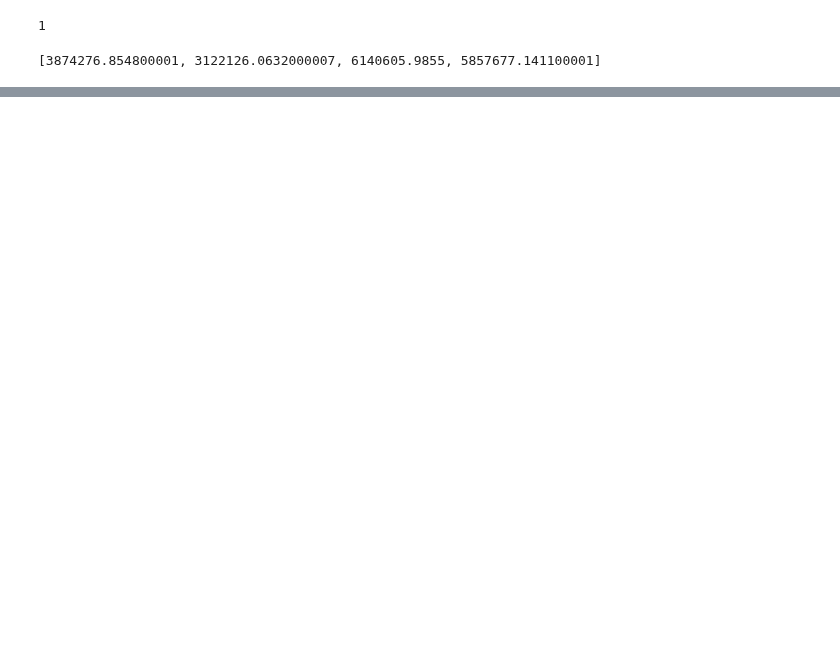
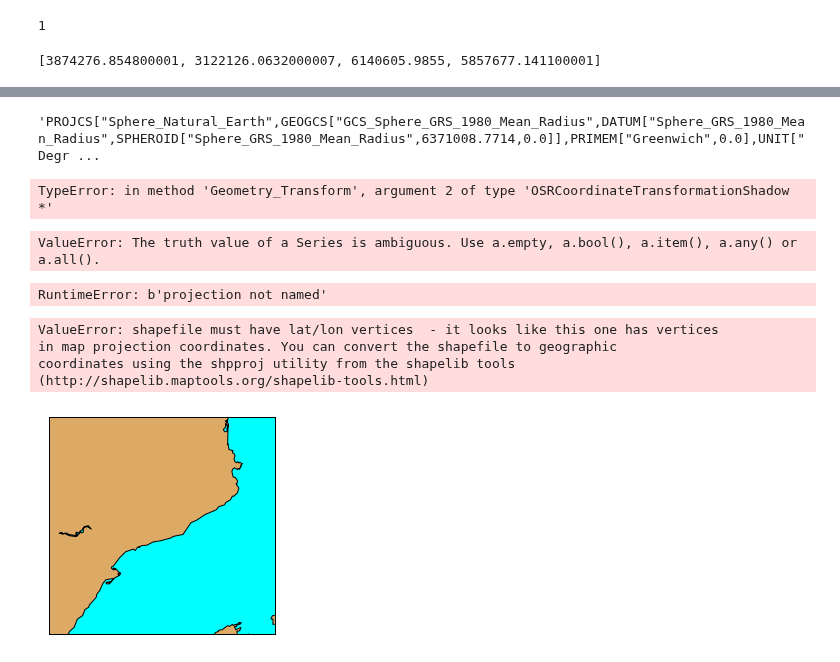
Before and after one commit to cgentemann/Biophysical, a Jupyter notebook: shapefile reading test code.ipynb, the cells around one changed output, grey strips where cells are left out. Saved outputs shown, nothing was run; the diff lists cells and outputs as text; code cells hidden in the pictures; blank space fills up the shorter version.

Commit message:
trying to get gis file read

```diff
--- a/shapefile reading test code.ipynb
+++ b/shapefile reading test code.ipynb
@@ -124,0 +179,77 @@ sf.bbox
+# %%
+import json
+from osgeo import ogr
+infile = ogr.Open(data_dir+shp_file_base)
+layer = infile.GetLayer()
+# crs
+spatialRef = layer.GetSpatialRef()
+spatialRef.ExportToWkt()
+# %% [output]
+'PROJCS["Sphere_Natural_Earth",GEOGCS["GCS_Sphere_GRS_1980_Mean_Radius",DATUM["Sphere_GRS_1980_Mean_Radius",SPHEROID["Sphere_GRS_1980_Mean_Radius",6371008.7714,0.0]],PRIMEM["Greenwich",0.0],UNIT["Degr ...
+# %%
+import ogr
+path_to_infile = data_dir+shp_file_base
+driver = ogr.GetDriverByName('ESRI Shapefile')
+infile = driver.Open(path_to_infile)
+layer = infile.GetLayer()
+# get projected spatial reference
+sr = layer.GetSpatialRef()
+# get geographic spatial reference
+geogr_sr = sr.CloneGeogCS()
+# define reprojection
+proj_to_geog = osr.CoordinateTransformation(sr, geogr_sr)
+for area in layer:
+    area_shape = area.GetGeometryRef()
+    area_polygon = area_shape.GetGeometryRef(0)
+    # transform coordinates
+    area_polygon.Transform(proj_to_geog)
+    no_of_polygon_vertices = area_polygon.GetPointCount()
+    for vertex in xrange(no_of_polygon_vertices):
+        lon, lat, z = area_polygon.GetPoint(vertex)
+# %% [output]
+TypeError: in method 'Geometry_Transform', argument 2 of type 'OSRCoordinateTransformationShadow *'
+# %%
+from functools import partial
+import pyproj
+from shapely.ops import transform
+
+project = partial(
+    pyproj.transform,
+    pyproj.Proj(init='epsg:4326'), # source coordinate system
+    pyproj.Proj(init='epsg:26913')) # destination coordinate system
+
+g2 = transform(project, t)
+# %% [output]
+ValueError: The truth value of a Series is ambiguous. Use a.empty, a.bool(), a.item(), a.any() or a.all().
+# %%
+data_dir = 'F:/data/NASA_biophysical/pices_shapefiles/'
+filename_prj = 'PicesRegion11.prj'
+prjText = open( data_dir+filename_prj, 'r').read()
+srs = osr.SpatialReference()
+#if ( srs.ImportFromWkt( prjText ) ):
+#    return ( False, "error importing .prj information from " + prjPath )
+inProjection = pyproj.Proj( srs.ExportToProj4() )
+# %% [output]
+RuntimeError: b'projection not named'
+# %%
+from mpl_toolkits.basemap import Basemap
+import matplotlib.pyplot as plt
+
+map = Basemap(llcrnrlon=-0.5,llcrnrlat=39.8,urcrnrlon=4.,urcrnrlat=43.,
+             resolution='i', projection='tmerc', lat_0 = 39.5, lon_0 = 1)
+
+map.drawmapboundary(fill_color='aqua')
+map.fillcontinents(color='#ddaa66',lake_color='aqua')
+map.drawcoastlines()
+
+data_dir = 'F:/data/NASA_biophysical/pices_shapefiles/'
+shp_file_base = 'PicesRegion11'
+map.readshapefile(data_dir+shp_file_base, 'comarques')
+
+plt.show()
+# %% [output]
+ValueError: shapefile must have lat/lon vertices  - it looks like this one has vertices
+in map projection coordinates. You can convert the shapefile to geographic
+coordinates using the shpproj utility from the shapelib tools
+(http://shapelib.maptools.org/shapelib-tools.html)
+[figure, added]
```
Also changed, not shown: parts of 17 cells of this notebook.
